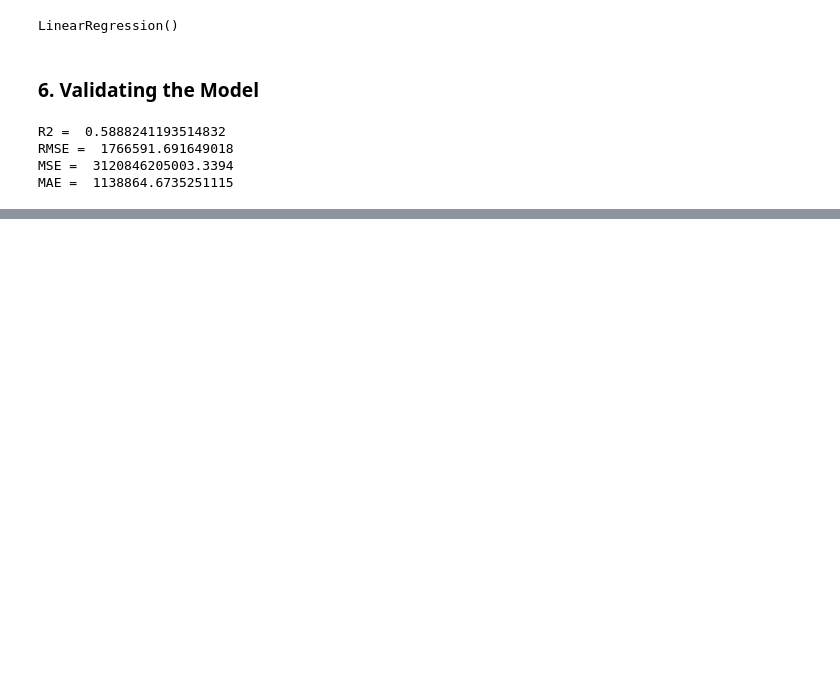
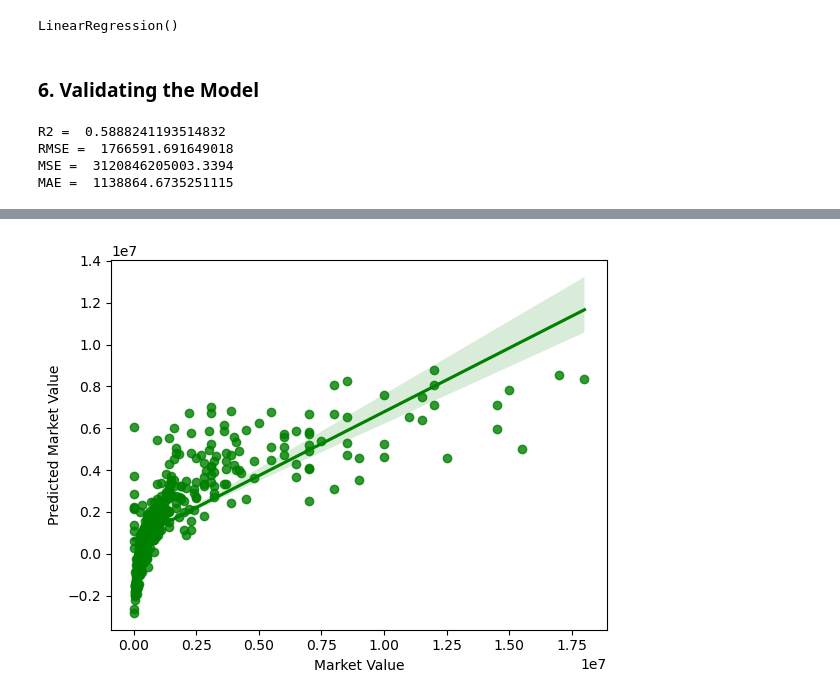
Before and after one commit to ieumann/data_mid_bootcamp_project_FIFA_MoneyBall, a Jupyter notebook: FIFA21_analysis-and-documentation.ipynb, the cells around one changed output, grey strips where cells are left out. Saved outputs shown, nothing was run; the diff lists cells and outputs as text; code cells hidden in the pictures; blank space fills up the shorter version.

Commit message:
finalcommit

```diff
--- a/FIFA21_analysis-and-documentation.ipynb
+++ b/FIFA21_analysis-and-documentation.ipynb
@@ -368,7 +398,14 @@ def remove_outliers(df_rank_final, threshold=1.5, in_columns=df_rank_final.selec
 y = df_rank_final['Value']
 X = df_rank_final.drop(['Value', 'Name', 'Club'],axis=1)
 # %%
-X_train, X_test, y_train, y_test = train_test_split(X, y, test_size=0.25, random_state=42) # Applying the train/test-split
+# Store indices before train-test split
+indices = X.index
+
+# Applying the train/test-split
+X_train, X_test, y_train, y_test = train_test_split(X, y, test_size=0.25, random_state=42)
+
+# Store the test indices
+test_indices = X_test.index
 # %%
 len(X_train)
 # %% [output]
@@ -423,0 +457,3 @@ ValueError: Length of values (483) does not match length of index (1932)
+# %%
+# I want to include the name and club again.
+name_club_df = df_rank_final[['Name', 'Club']]
@@ -423,0 +468,16 @@ ValueError: Length of values (483) does not match length of index (1932)
+# %%
+# I reset the indices to adapt the different length of the datasets.
+X_test = X_test.reset_index(drop=True)
+y_test = y_test.reset_index(drop=True)
+name_club_df_test = name_club_df.loc[test_indices].reset_index(drop=True)
+
+# I combine the data into a single df.
+current_value_df = pd.concat([name_club_df_test, X_test, y_test], axis=1)
+
+# I add the predicted value column to the df.
+current_value_df['Predicted Value'] = predictions
+
+# I display the top ten players ranked by predicted market value.
+market_value_df = current_value_df[['Name', 'Club', 'Value', 'Predicted Value']].sort_values(by='Predicted Value', ascending=False).reset_index(drop=True)
+market_value_df.style.format({'Predicted Value': '{:.0f}'})
+market_value_df.head(10)
@@ -423,0 +496,8 @@ ValueError: Length of values (483) does not match length of index (1932)
+# %%
+sns.regplot(market_value_df['Value'], market_value_df['Predicted Value'], color='green')
+
+plt.xlabel('Market Value')
+plt.ylabel('Predicted Market Value')
+plt.show()
+# %% [output]
+[figure, added]
```
Also changed, not shown: parts of 32 cells of this notebook, 3 other files.
